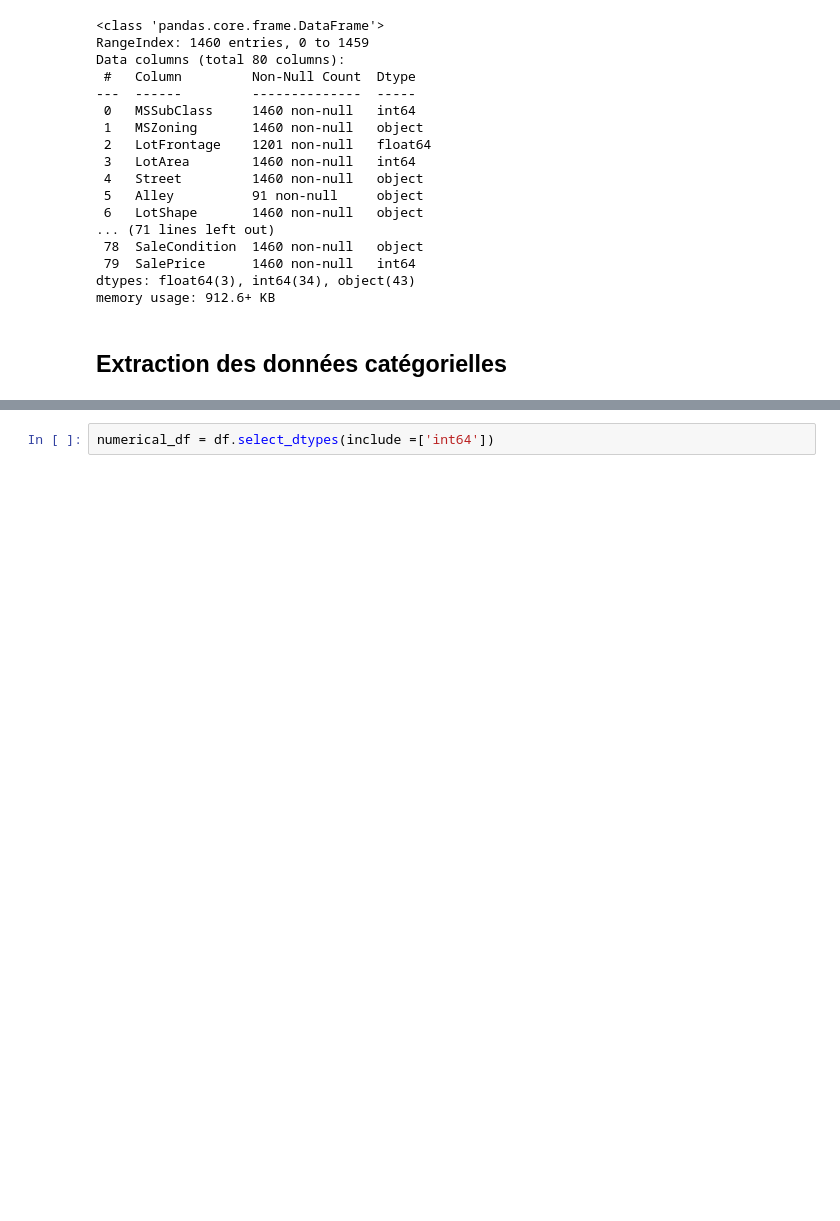
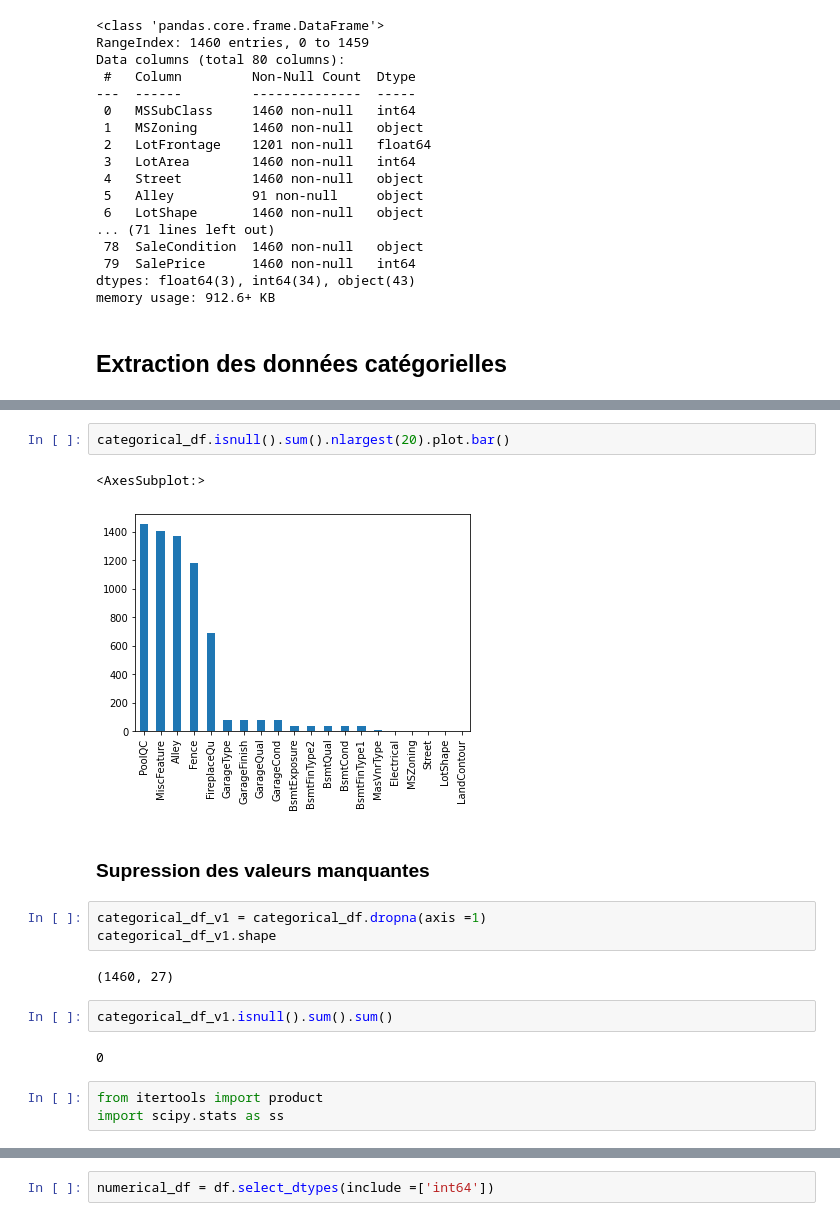
Before and after one commit to Khadimou/SalesPriceML, a Jupyter notebook: deep_eda.ipynb, the cells around one changed output, grey strips where cells are left out. Saved outputs shown, nothing was run; the diff lists cells and outputs as text; blank space fills up the shorter version.

```diff
--- a/deep_eda.ipynb
+++ b/deep_eda.ipynb
@@ -43,0 +61,19 @@ del df["Id"]
+# %%
+categorical_df.isnull().sum().nlargest(20).plot.bar()
+# %% [output]
+<AxesSubplot:>
+[figure, added]
+# %% [markdown]
+### Supression des valeurs manquantes
+# %%
+categorical_df_v1 = categorical_df.dropna(axis =1)
+categorical_df_v1.shape
+# %% [output]
+(1460, 27)
+# %%
+categorical_df_v1.isnull().sum().sum()
+# %% [output]
+0
+# %%
+from itertools import product
+import scipy.stats as ss
```
Also changed, not shown: parts of 42 cells of this notebook.
